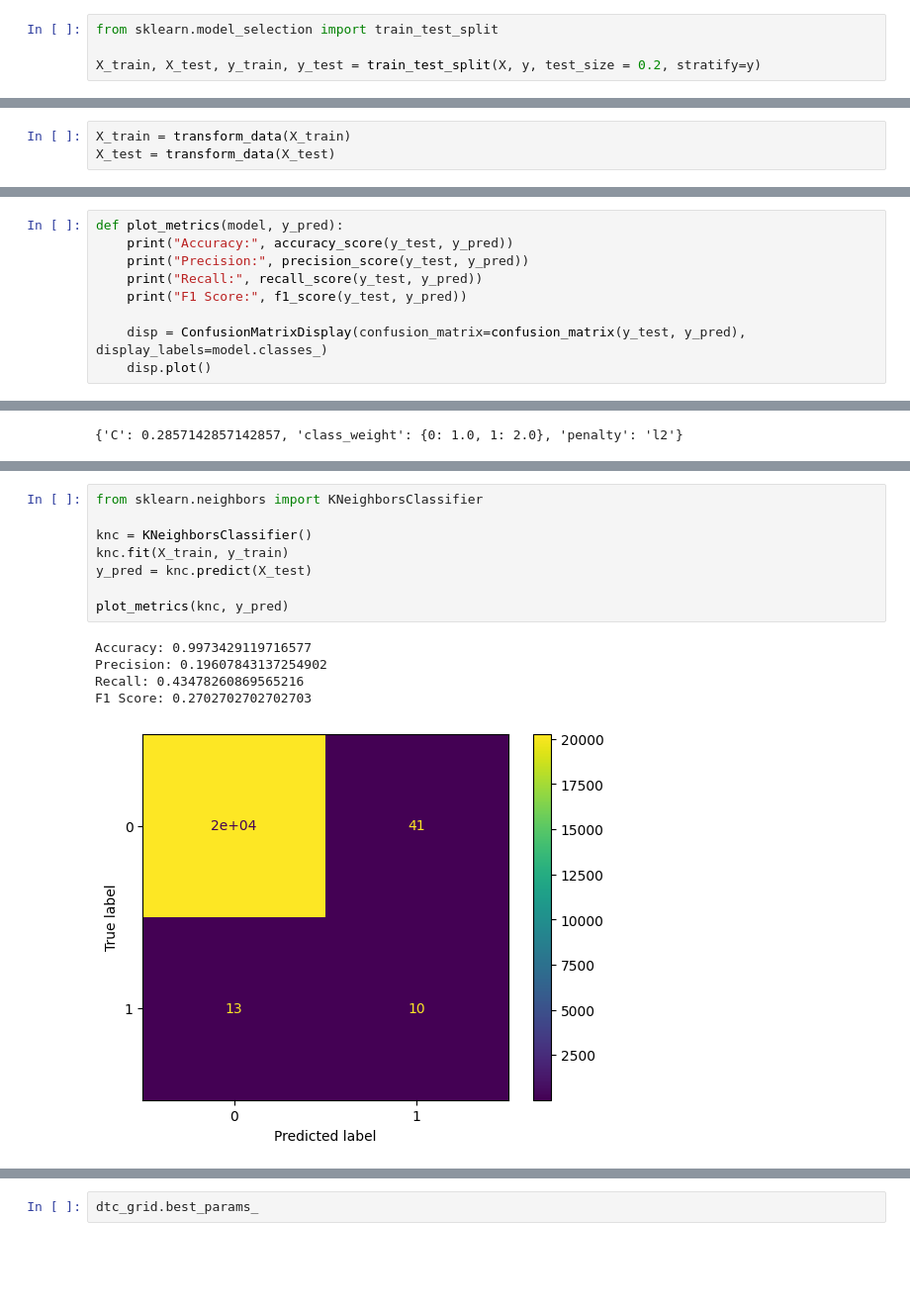
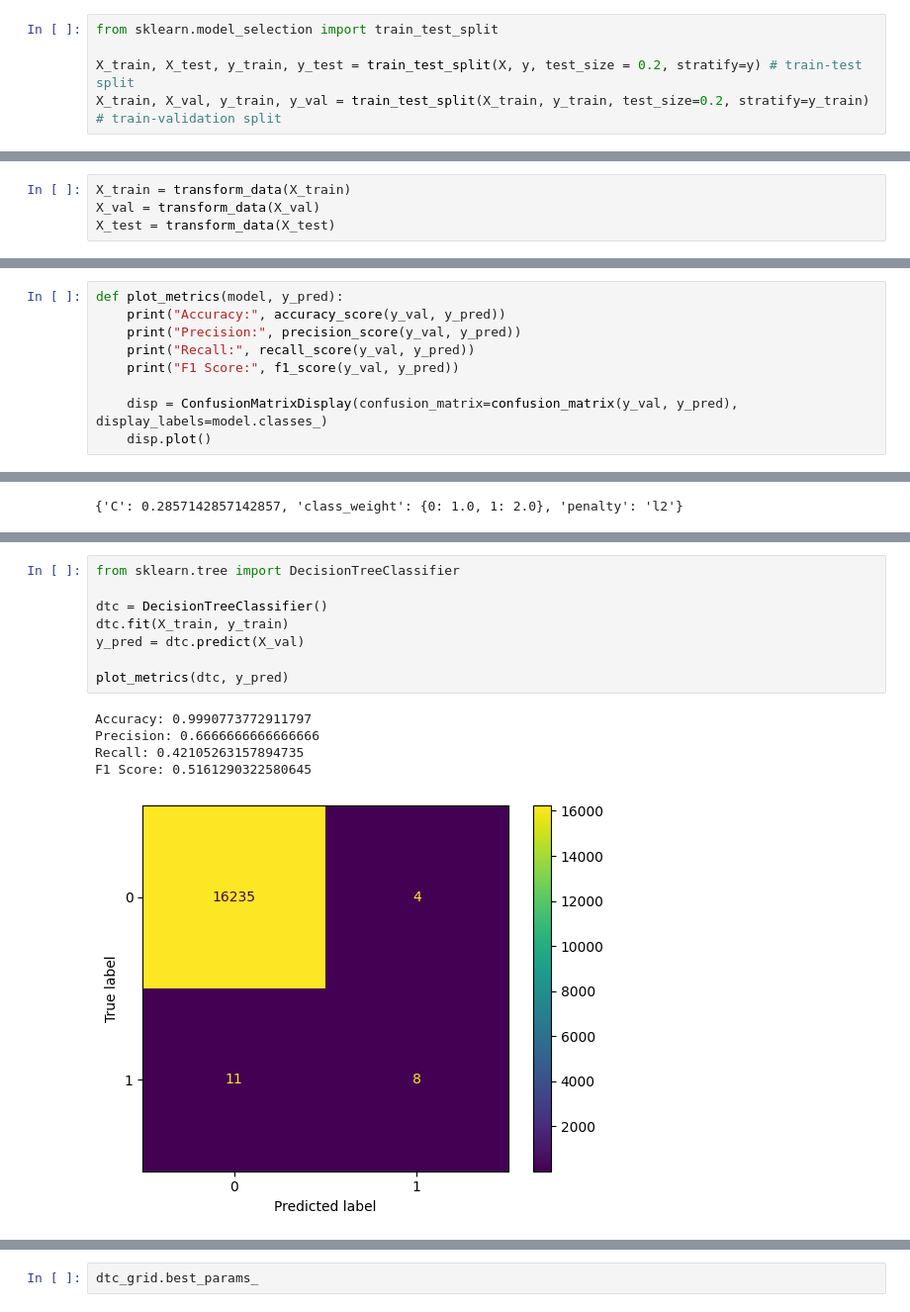
Before and after one commit to noahfrank0001/BankFraudDetection, a Jupyter notebook: analysis.ipynb, the cells around one changed output, grey strips where cells are left out. Shown at 99% size. Drawn from its saved outputs; the diff is of its cells as text; blank space fills up the shorter version.

```diff
--- a/analysis.ipynb
+++ b/analysis.ipynb
@@ -109,7 +109,8 @@ print("1s:", cnt[1])
 # %%
 from sklearn.model_selection import train_test_split
 
-X_train, X_test, y_train, y_test = train_test_split(X, y, test_size = 0.2, stratify=y)
+X_train, X_test, y_train, y_test = train_test_split(X, y, test_size = 0.2, stratify=y) # train-test split
+X_train, X_val, y_train, y_val = train_test_split(X_train, y_train, test_size=0.2, stratify=y_train) # train-validation split
 # %%
 y_train_cnt = np.bincount(y_train)
 print(y_train_cnt[1] / (y_train_cnt[0] + y_train_cnt[1]))
@@ -169,6 +170,7 @@ def transform_data(data):
     return pd.concat([step_df, type_df, num_df], axis=1)
 # %%
 X_train = transform_data(X_train)
+X_val = transform_data(X_val)
 X_test = transform_data(X_test)
 # %%
 X_test
@@ -195,10 +197,10 @@ from sklearn.metrics import make_scorer, accuracy_score, precision_score, recall
 A function to print basic classification metrics (accuracy, precision, recall, F1 score) and display a confusion matrix:
 # %%
 def plot_metrics(model, y_pred):
-    print("Accuracy:", accuracy_score(y_test, y_pred))
-    print("Precision:", precision_score(y_test, y_pred))
-    print("Recall:", recall_score(y_test, y_pred))
-    print("F1 Score:", f1_score(y_test, y_pred))
+    print("Accuracy:", accuracy_score(y_val, y_pred))
+    print("Precision:", precision_score(y_val, y_pred))
+    print("Recall:", recall_score(y_val, y_pred))
+    print("F1 Score:", f1_score(y_val, y_pred))
 
-    disp = ConfusionMatrixDisplay(confusion_matrix=confusion_matrix(y_test, y_pred), display_labels=model.classes_)
+    disp = ConfusionMatrixDisplay(confusion_matrix=confusion_matrix(y_val, y_pred), display_labels=model.classes_)
     disp.plot()
@@ -248,14 +243,14 @@ lr_grid.best_params_
 # %%
-from sklearn.neighbors import KNeighborsClassifier
+from sklearn.tree import DecisionTreeClassifier
 
-knc = KNeighborsClassifier()
-knc.fit(X_train, y_train)
-y_pred = knc.predict(X_test)
+dtc = DecisionTreeClassifier()
+dtc.fit(X_train, y_train)
+y_pred = dtc.predict(X_val)
 
-plot_metrics(knc, y_pred)
+plot_metrics(dtc, y_pred)
 # %% [output]
-Accuracy: 0.9973429119716577
-Precision: 0.19607843137254902
-Recall: 0.43478260869565216
-F1 Score: 0.2702702702702703
+Accuracy: 0.9990773772911797
+Precision: 0.6666666666666666
+Recall: 0.42105263157894735
+F1 Score: 0.5161290322580645
-[figure, old version]
+[figure, new version]
```
Also changed, not shown: parts of 32 cells of this notebook.
